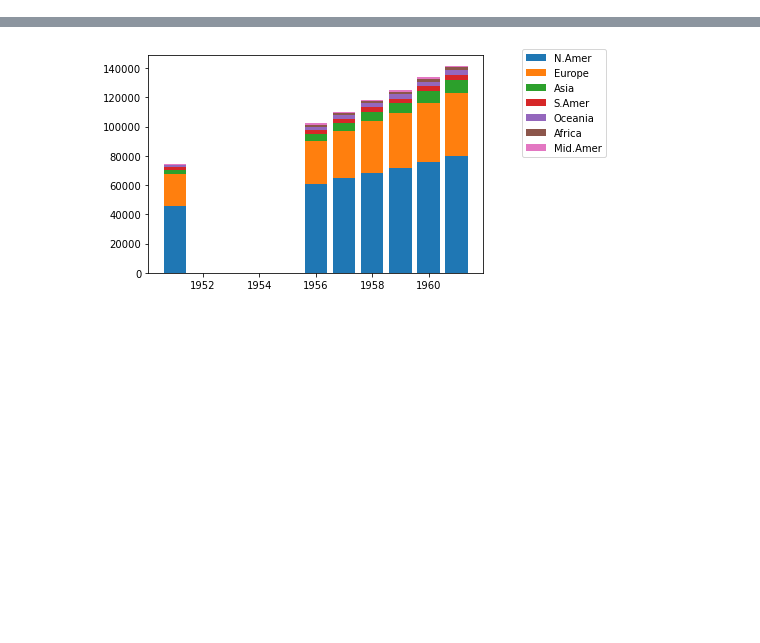
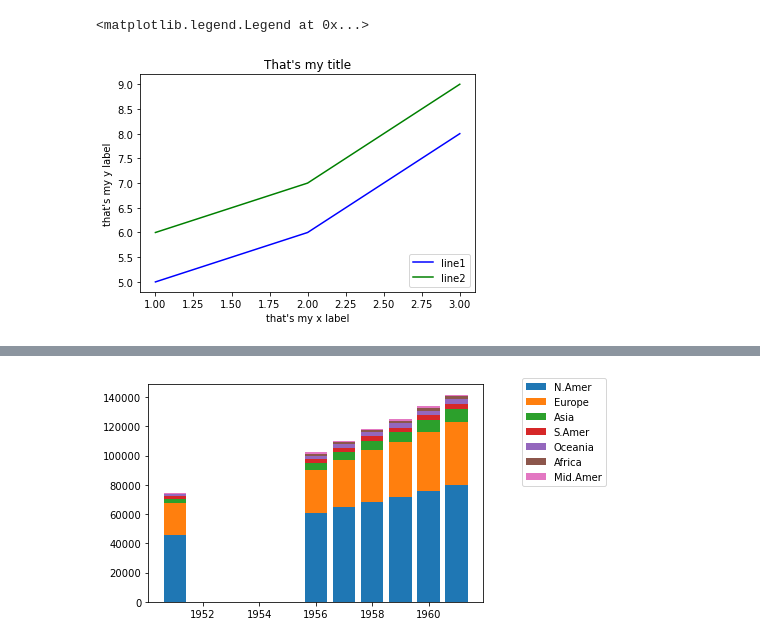
Before and after one commit to massardier/visualizations_python, a Jupyter notebook: pyplot.ipynb, the cells around one changed output, grey strips where cells are left out. Drawn from its saved outputs; the diff is of its cells as text; code cells hidden in the pictures; blank space fills up the shorter version.

```diff
--- a/pyplot.ipynb
+++ b/pyplot.ipynb
@@ -568,0 +107,23 @@ plt.show()
+# %%
+# BASIC CUSTOMIZATIONS
+
+# create a basic plot again
+fig, axes = plt.subplots()
+
+axes.plot([1,2,3],[5,6,8], color='blue', label = 'line1') # using color and labels allows to create a legend later
+axes.plot([1,2,3],[6,7,9], color='green', label = 'line2')
+
+# BE EXPLICIT:
+
+# Set a title
+axes.set_title("That's my title")
+
+# set x and y axes labels
+axes.set_ylabel("that's my y label")
+axes.set_xlabel("that's my x label")
+
+# add a legend
+axes.legend(loc = 'lower right')
+# %% [output]
+<matplotlib.legend.Legend at 0x...>
+[figure, added]
```
Also changed, not shown: parts of 82 cells of this notebook, 15 other files.
